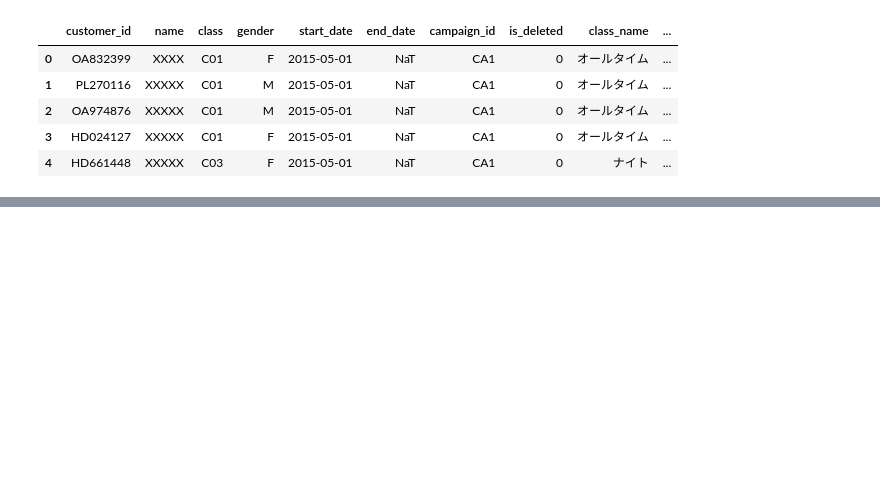
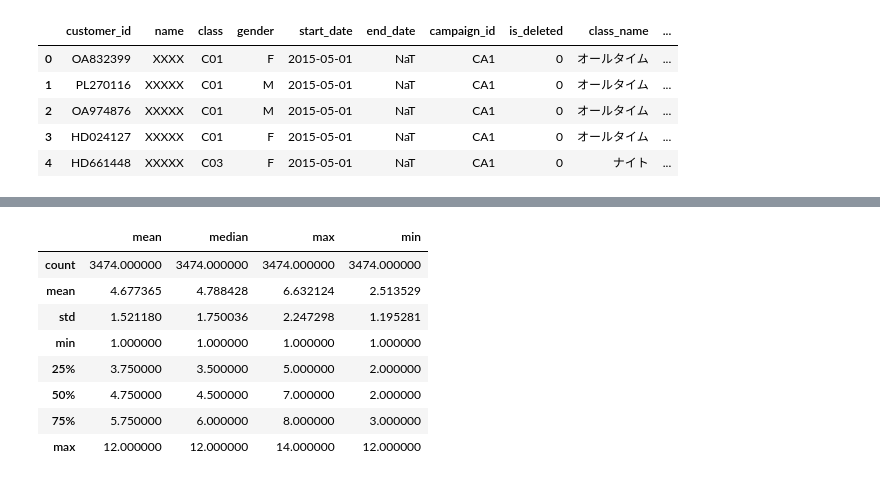
Before and after one commit to yosuke318/learn_ai, a Jupyter notebook: 100_knock_3_totalization.ipynb, the cells around one changed output, grey strips where cells are left out. Saved outputs shown, nothing was run; the diff lists cells and outputs as text; code cells hidden in the pictures; blank space fills up the shorter version.

```diff
--- a/100_knock_3_totalization.ipynb
+++ b/100_knock_3_totalization.ipynb
@@ -259,0 +308,12 @@ customer_join.head()
+# %%
+customer_join[["mean", "median", "max", "min"]].describe()
+# %% [output]
+|  | mean | median | max | min |
+| count | 3474.000000 | 3474.000000 | 3474.000000 | 3474.000000 |
+| mean | 4.677365 | 4.788428 | 6.632124 | 2.513529 |
+| std | 1.521180 | 1.750036 | 2.247298 | 1.195281 |
+| min | 1.000000 | 1.000000 | 1.000000 | 1.000000 |
+| 25% | 3.750000 | 3.500000 | 5.000000 | 2.000000 |
+| 50% | 4.750000 | 4.500000 | 7.000000 | 2.000000 |
+| 75% | 5.750000 | 6.000000 | 8.000000 | 3.000000 |
+| max | 12.000000 | 12.000000 | 14.000000 | 12.000000 |
```
Also changed, not shown: parts of 17 cells of this notebook.
